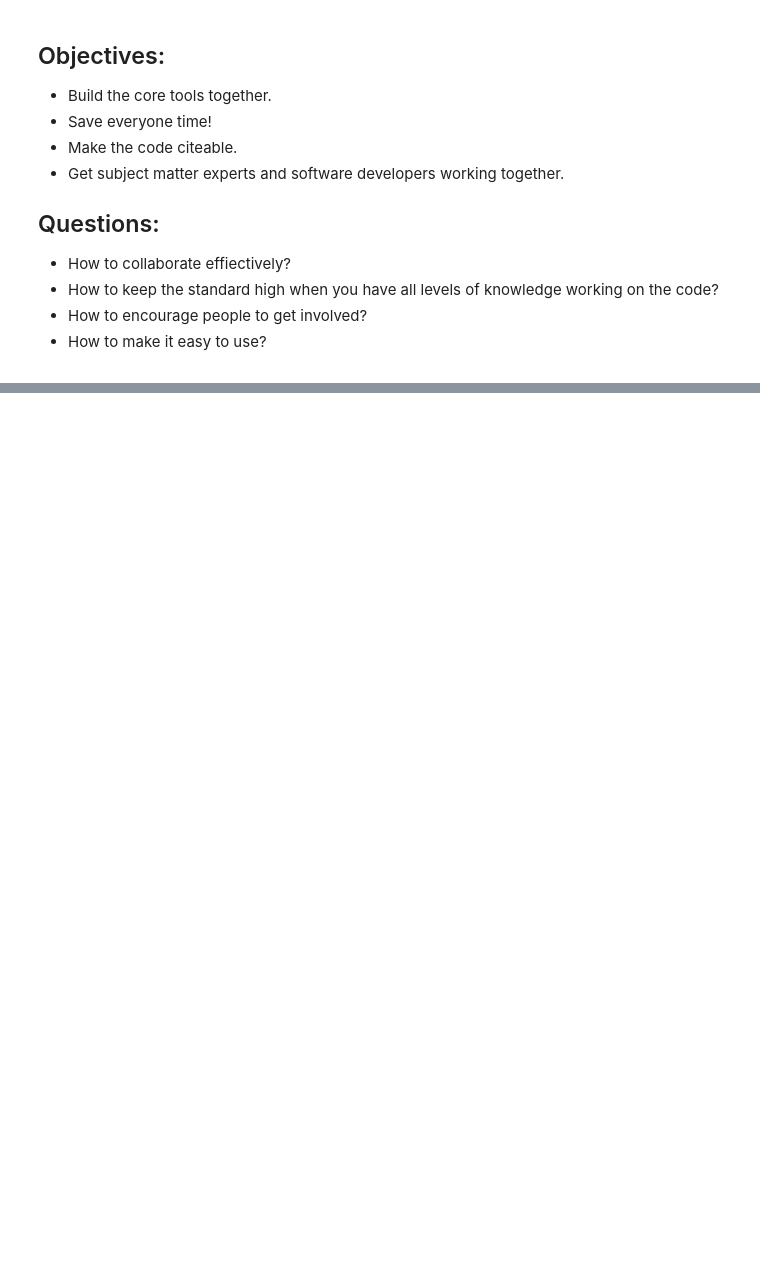
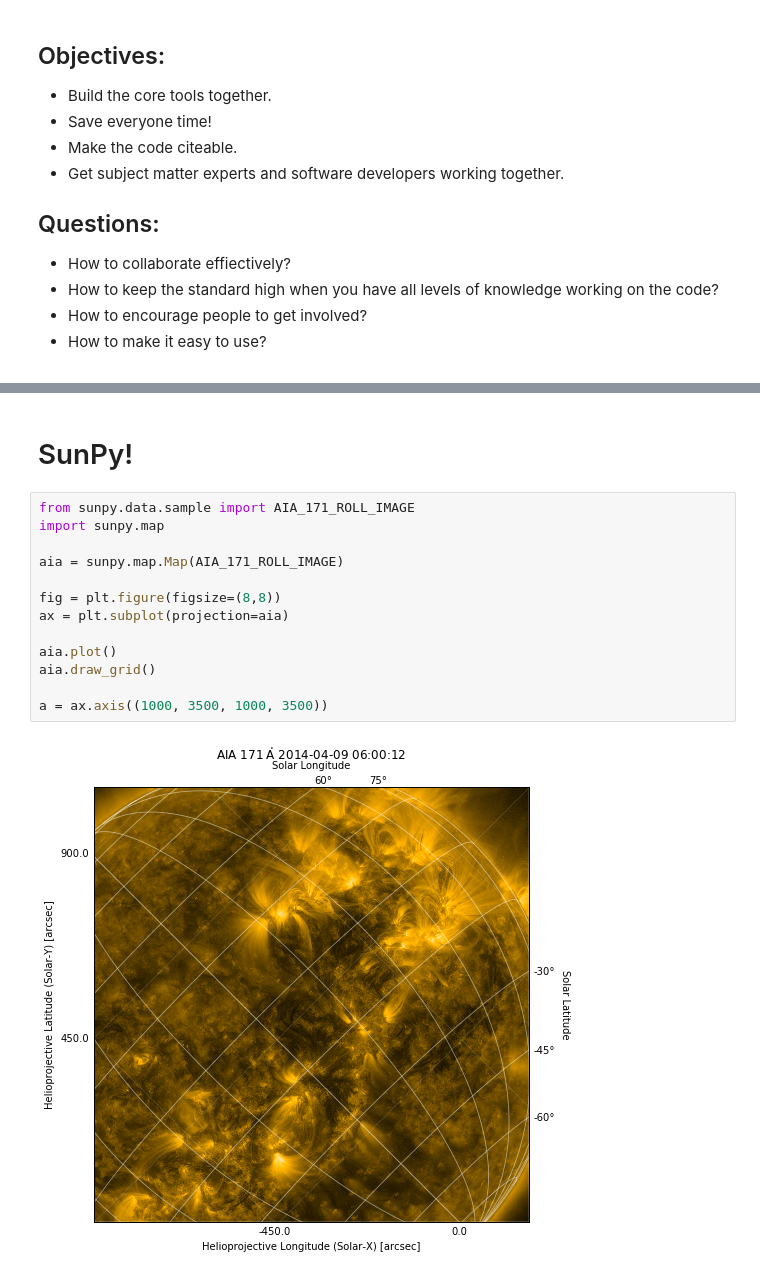
Before and after one commit to Cadair/gsfc-open-community-talk, a Jupyter notebook: index.ipynb, the cells around one changed output, grey strips where cells are left out. Saved outputs shown, nothing was run; the diff lists cells and outputs as text; blank space fills up the shorter version.

```diff
--- a/index.ipynb
+++ b/index.ipynb
@@ -97,0 +331,17 @@ authors_version = {'0.1': 6,
+# %% [markdown]
+# SunPy!
+# %%
+from sunpy.data.sample import AIA_171_ROLL_IMAGE
+import sunpy.map
+
+aia = sunpy.map.Map(AIA_171_ROLL_IMAGE)
+
+fig = plt.figure(figsize=(8,8))
+ax = plt.subplot(projection=aia)
+
+aia.plot()
+aia.draw_grid()
+
+a = ax.axis((1000, 3500, 1000, 3500))
+# %% [output]
+[figure, added]
```
Also changed, not shown: parts of 27 cells of this notebook, 3 other files.
